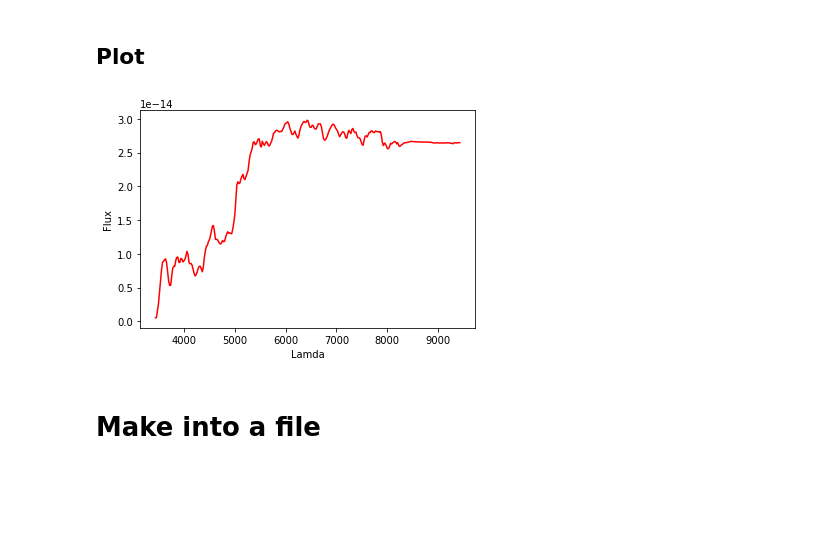
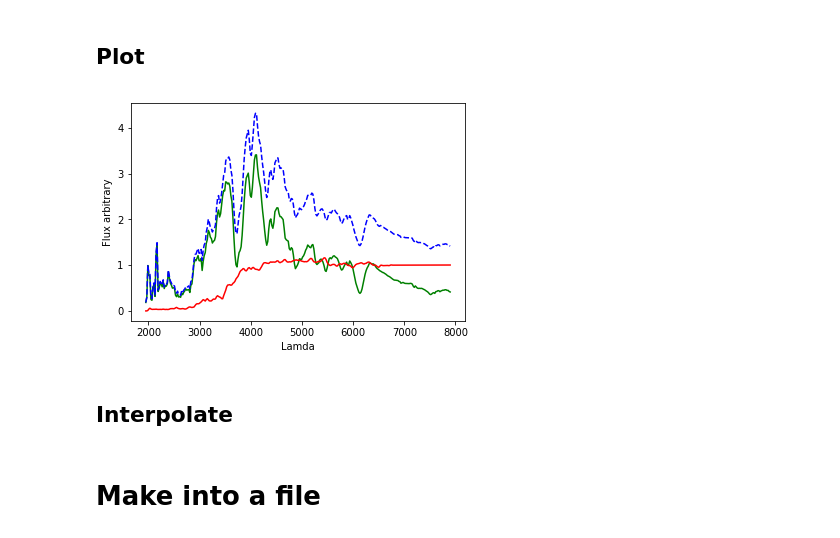
Before and after one commit to oyaron/NGSF, a Jupyter notebook: Bin_SN_HG.ipynb, the cells around one changed output. Cells and saved outputs as stored; diff of their text form; code cells hidden in the pictures; blank space fills up the shorter version.

```diff
--- a/Bin_SN_HG.ipynb
+++ b/Bin_SN_HG.ipynb
@@ -125,14 +128,30 @@ flux= flux_bin_SN + flux_bin_HG
 # %% [markdown]
 ## Plot
-# %%
-#Plot the data
-#Must fix the nan issue
-
-plt.plot(lam, flux,'r')
-
-plt.ylabel('Flux')
-plt.xlabel('Lamda')
-
-plt.show()
-# %% [output]
-[figure, removed]
+# %%
+#Plot the data
+
+# I am picking lam = 1 at the median
+flux_bin_SN = flux_bin_SN/(median(flux_bin_SN))
+flux_bin_HG = flux_bin_HG/(median(flux_bin_HG))
+
+#print('HG:')
+#print(flux_bin_HG)
+##print(mean(flux_bin_SN))
+
+flux = flux_bin_HG + flux_bin_SN
+
+plt.plot(lam, flux_bin_SN,'g')
+plt.plot(lam, flux_bin_HG, 'r')
+plt.plot(lam, flux, 'b--')
+
+plt.ylabel('Flux arbitrary')
+plt.xlabel('Lamda')
+plt.show()
+
+#print(mean(flux_bin_SN))
+
+#print(flux_bin_HG)
+# %% [output]
+[figure, added]
+# %% [markdown]
+## Interpolate
```
Also changed, not shown: parts of 8 cells of this notebook.
